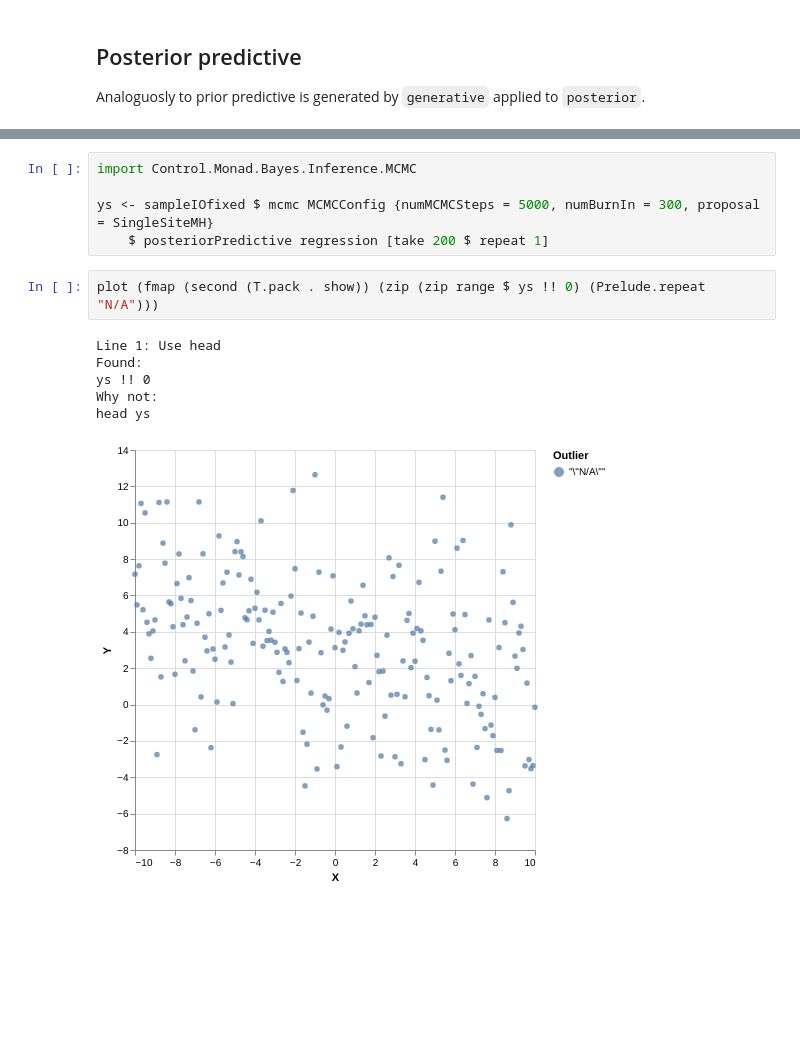
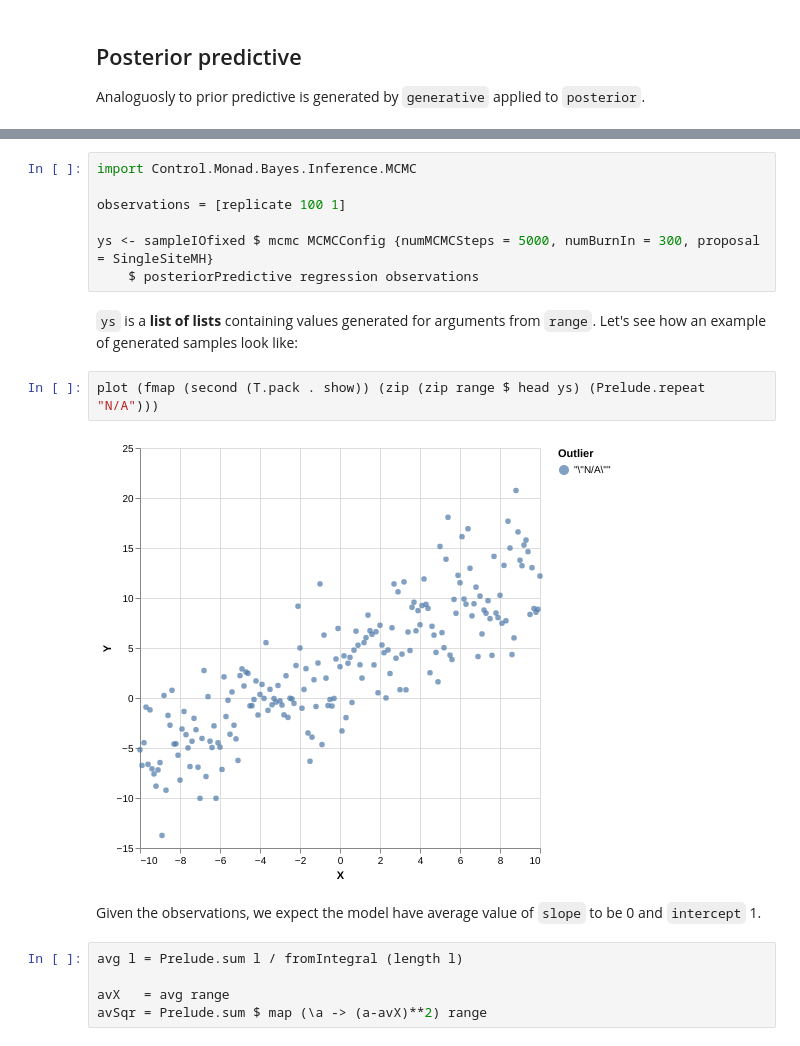
Before and after one commit to tweag/monad-bayes, a Jupyter notebook: notebooks/tutorials/Bayesian.ipynb, the cells around one changed output, grey strips where cells are left out. Cells and saved outputs as stored; diff of their text form; blank space fills up the shorter version.

Commit message:
Update regression example add excercises for the reader

```diff
--- a/notebooks/tutorials/Bayesian.ipynb
+++ b/notebooks/tutorials/Bayesian.ipynb
@@ -128,14 +149,20 @@ plot (fmap (second (T.pack . show)) (zip (zip range ys) (Prelude.repeat "N/A")))
 # %%
 import Control.Monad.Bayes.Inference.MCMC
 
+observations = [replicate 100 1]
+
 ys <- sampleIOfixed $ mcmc MCMCConfig {numMCMCSteps = 5000, numBurnIn = 300, proposal = SingleSiteMH}
-    $ posteriorPredictive regression [take 200 $ repeat 1]
+    $ posteriorPredictive regression observations
+# %% [markdown]
+`ys` is a **list of lists** containing values generated for arguments from `range`. Let's see how an example of generated samples look like:
 # %%
-plot (fmap (second (T.pack . show)) (zip (zip range $ ys !! 0) (Prelude.repeat "N/A")))
+plot (fmap (second (T.pack . show)) (zip (zip range $ head ys) (Prelude.repeat "N/A")))
 # %% [output]
-Line 1: Use head
-Found:
-ys !! 0
-Why not:
-head ys
-[figure, old version]
+[figure, new version]
+# %% [markdown]
+Given the observations, we expect the model have average value of `slope` to be 0 and `intercept` 1.
+# %%
+avg l = Prelude.sum l / fromIntegral (length l)
+
+avX   = avg range
+avSqr = Prelude.sum $ map (\a -> (a-avX)**2) range
```
Also changed, not shown: parts of 20 cells of this notebook.
